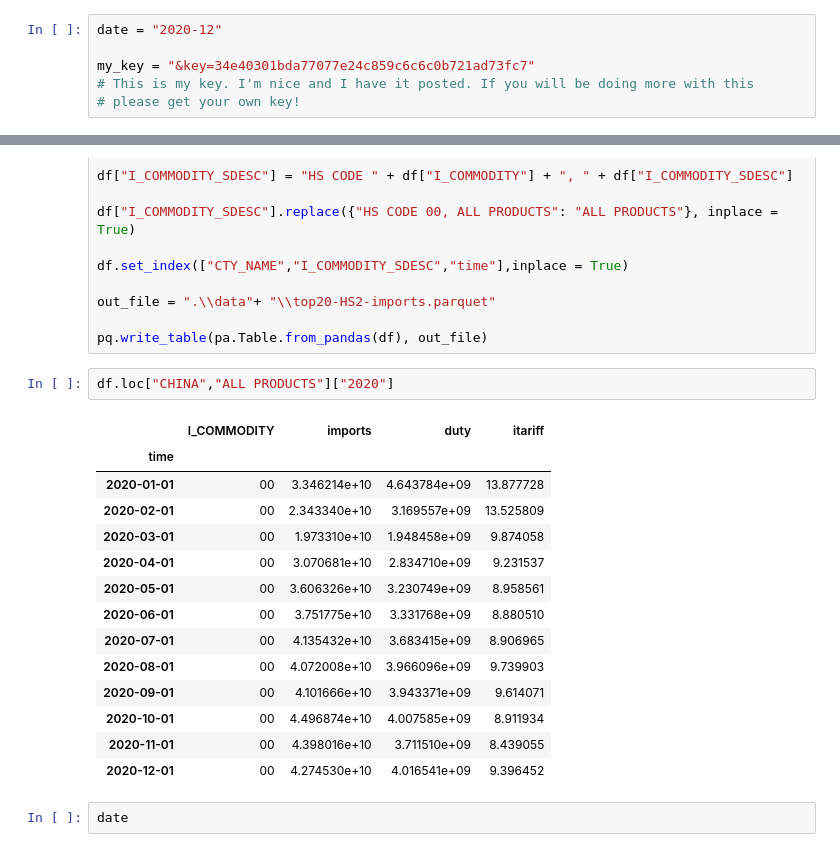
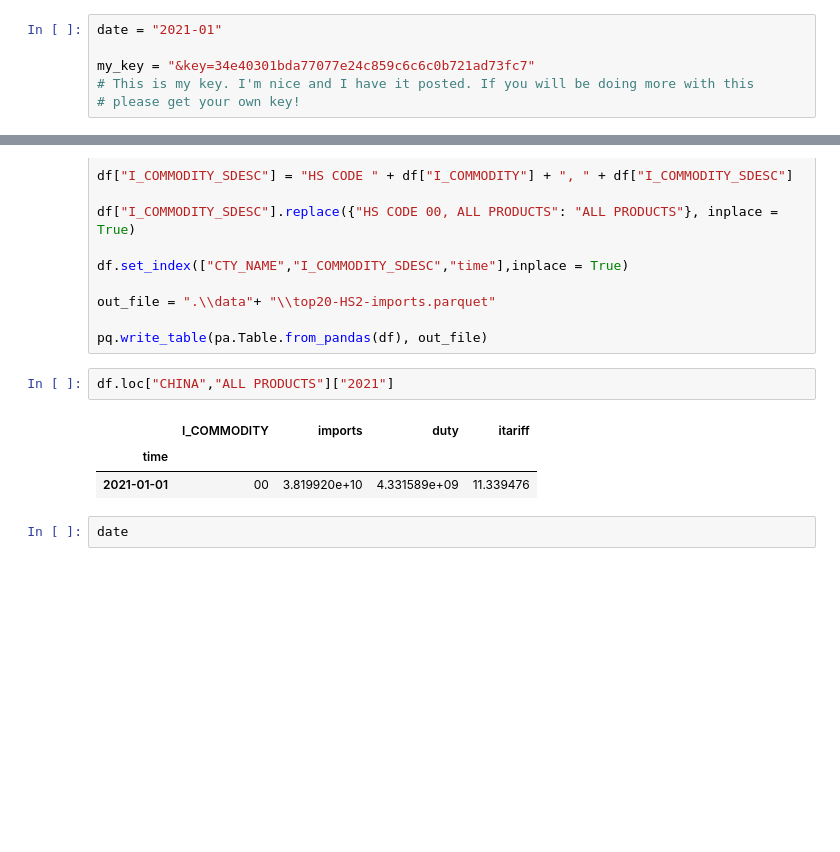
Before and after one commit to tradewartracker/trade-data-repo, a Jupyter notebook: make-imports-hs2-dataset.ipynb, the cells around one changed output, grey strips where cells are left out. Cells and saved outputs as stored; diff of their text form; blank space fills up the shorter version.

```diff
--- a/make-imports-hs2-dataset.ipynb
+++ b/make-imports-hs2-dataset.ipynb
@@ -15,7 +15,7 @@ import os
 import pyarrow as pa
 import pyarrow.parquet as pq
 # %%
-date = "2020-12"
+date = "2021-01"
 
 my_key = "&key=34e40301bda77077e24c859c6c6c0b721ad73fc7"
 # This is my key. I'm nice and I have it posted. If you will be doing more with this
@@ -180,22 +178,11 @@ out_file = ".\\data"+ "\\top20-HS2-imports.parquet"
 
 pq.write_table(pa.Table.from_pandas(df), out_file)
 # %%
-df.loc["CHINA","ALL PRODUCTS"]["2020"]
+df.loc["CHINA","ALL PRODUCTS"]["2021"]
 # %% [output]
 |  | I_COMMODITY | imports | duty | itariff |
 | time |  |  |  |  |
-| 2020-01-01 | 00 | 3.346214e+10 | 4.643784e+09 | 13.877728 |
-| 2020-02-01 | 00 | 2.343340e+10 | 3.169557e+09 | 13.525809 |
-| 2020-03-01 | 00 | 1.973310e+10 | 1.948458e+09 | 9.874058 |
-| 2020-04-01 | 00 | 3.070681e+10 | 2.834710e+09 | 9.231537 |
-| 2020-05-01 | 00 | 3.606326e+10 | 3.230749e+09 | 8.958561 |
-| 2020-06-01 | 00 | 3.751775e+10 | 3.331768e+09 | 8.880510 |
-| 2020-07-01 | 00 | 4.135432e+10 | 3.683415e+09 | 8.906965 |
-| 2020-08-01 | 00 | 4.072008e+10 | 3.966096e+09 | 9.739903 |
-| 2020-09-01 | 00 | 4.101666e+10 | 3.943371e+09 | 9.614071 |
-| 2020-10-01 | 00 | 4.496874e+10 | 4.007585e+09 | 8.911934 |
-| 2020-11-01 | 00 | 4.398016e+10 | 3.711510e+09 | 8.439055 |
-| 2020-12-01 | 00 | 4.274530e+10 | 4.016541e+09 | 9.396452 |
+| 2021-01-01 | 00 | 3.819920e+10 | 4.331589e+09 | 11.339476 |
 # %%
 date
 # %% [output]
```
Also changed, not shown: parts of 2 cells of this notebook, 50 other files.
